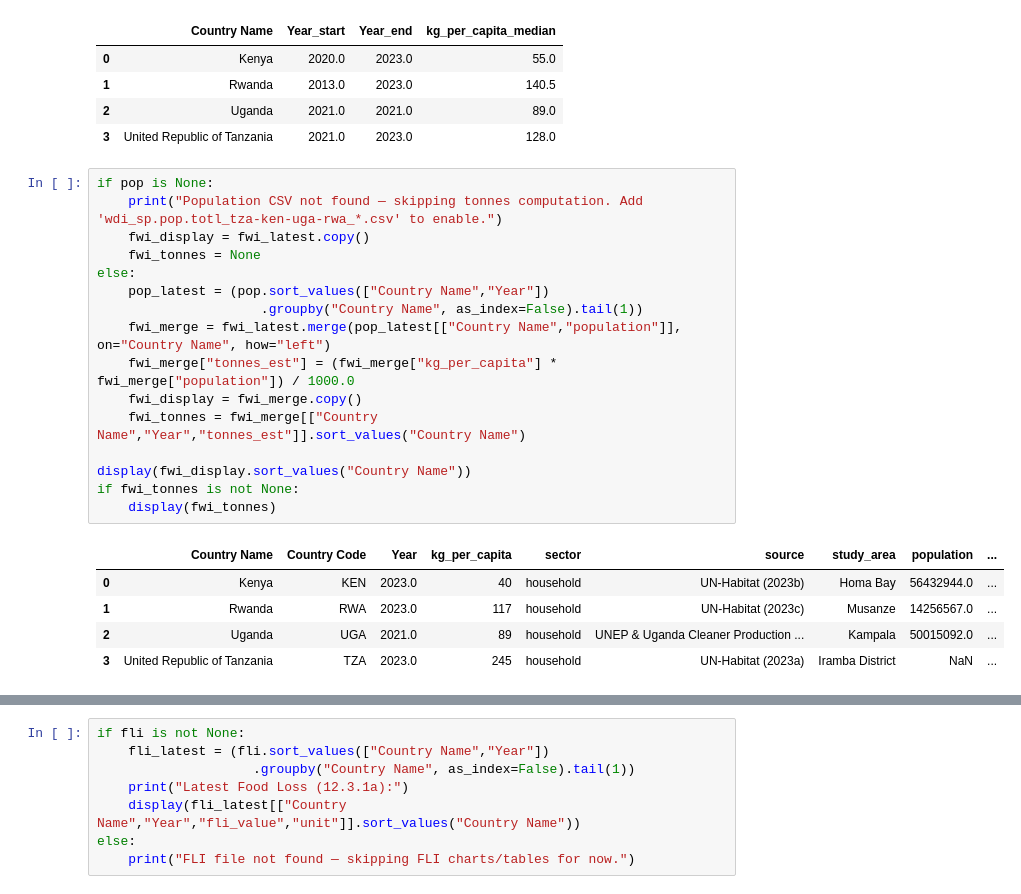
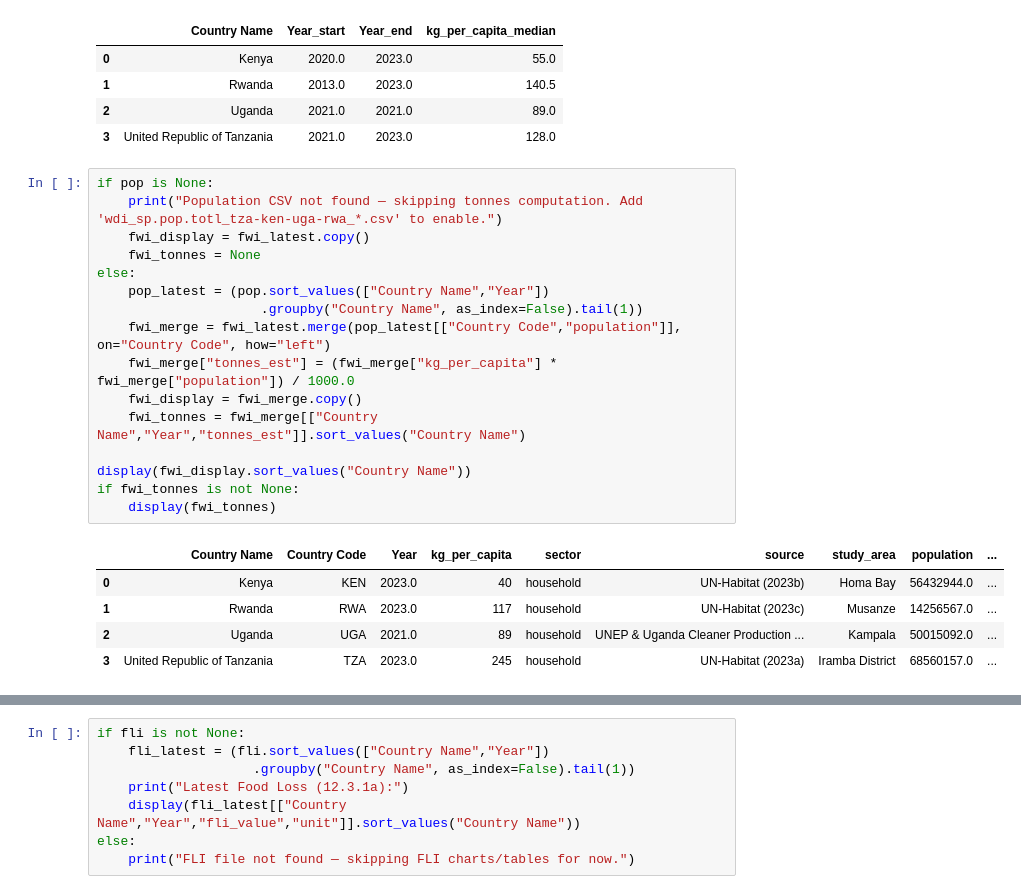
Before and after one commit to coligny23/un-portfolio, a Jupyter notebook: notebooks/11_anchor12_3_ingest.ipynb, the cells around one changed output, grey strips where cells are left out. Saved outputs shown, nothing was run; the diff lists cells and outputs as text.

Commit message:
Anchor A: wire UNEP FWI + FAOSTAT FLI + population; charts and 1-page PDF

```diff
--- a/notebooks/11_anchor12_3_ingest.ipynb
+++ b/notebooks/11_anchor12_3_ingest.ipynb
@@ -219,23 +219,23 @@ Conservative summary (median of last N datapoints per country):
 # %%
 if pop is None:
     print("Population CSV not found — skipping tonnes computation. Add 'wdi_sp.pop.totl_tza-ken-uga-rwa_*.csv' to enable.")
     fwi_display = fwi_latest.copy()
     fwi_tonnes = None
 else:
     pop_latest = (pop.sort_values(["Country Name","Year"])
                      .groupby("Country Name", as_index=False).tail(1))
-    fwi_merge = fwi_latest.merge(pop_latest[["Country Name","population"]], on="Country Name", how="left")
+    fwi_merge = fwi_latest.merge(pop_latest[["Country Code","population"]], on="Country Code", how="left")
     fwi_merge["tonnes_est"] = (fwi_merge["kg_per_capita"] * fwi_merge["population"]) / 1000.0
     fwi_display = fwi_merge.copy()
     fwi_tonnes = fwi_merge[["Country Name","Year","tonnes_est"]].sort_values("Country Name")
 
 display(fwi_display.sort_values("Country Name"))
 if fwi_tonnes is not None:
     display(fwi_tonnes)
 # %% [output]
 |  | Country Name | Country Code | Year | kg_per_capita | sector | source | study_area | population | ... |
 | 0 | Kenya | KEN | 2023.0 | 40 | household | UN-Habitat (2023b) | Homa Bay | 56432944.0 | ... |
 | 1 | Rwanda | RWA | 2023.0 | 117 | household | UN-Habitat (2023c) | Musanze | 14256567.0 | ... |
 | 2 | Uganda | UGA | 2021.0 | 89 | household | UNEP & Uganda Cleaner Production ... | Kampala | 50015092.0 | ... |
-| 3 | United Republic of Tanzania | TZA | 2023.0 | 245 | household | UN-Habitat (2023a) | Iramba District | NaN | ... |
+| 3 | United Republic of Tanzania | TZA | 2023.0 | 245 | household | UN-Habitat (2023a) | Iramba District | 68560157.0 | ... |
 |  | Country Name | Year | tonnes_est |
```
Also changed, not shown: parts of 1 cell of this notebook, 1 other file.
